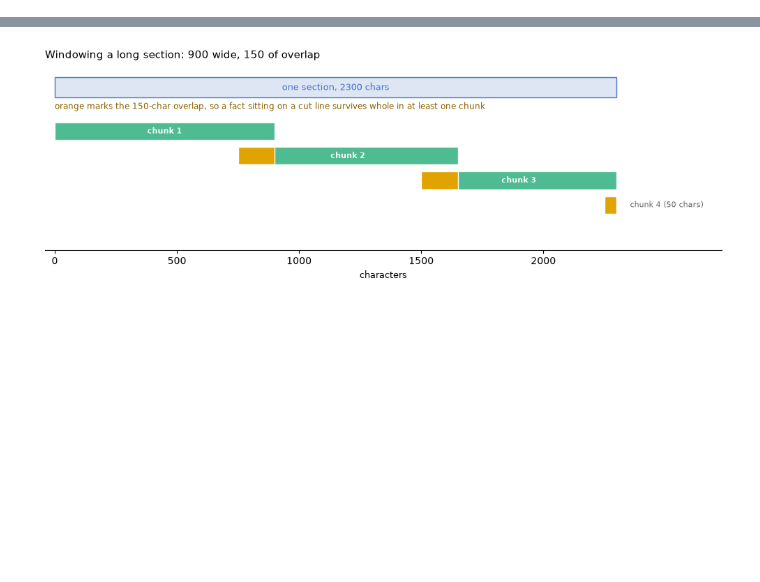
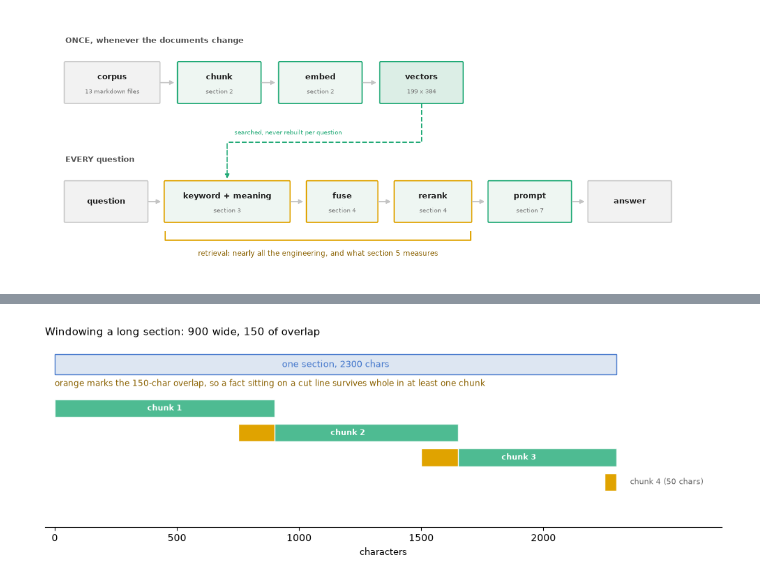
Before and after one commit to seanhelvey/rag-in-context, a Jupyter notebook: rag.ipynb, the cells around one changed output, grey strips where cells are left out. Drawn from its saved outputs; the diff is of its cells as text; code cells hidden in the pictures; blank space fills up the shorter version.

```diff
--- a/rag.ipynb
+++ b/rag.ipynb
@@ -278,0 +24,6 @@ long ones, and this is what it does to a section of 2300 characters.
+# %%
+import figures
+
+figures.pipeline()
+# %% [output]
+[figure, added]
```
Also changed, not shown: parts of 77 cells of this notebook, 7 other files.
